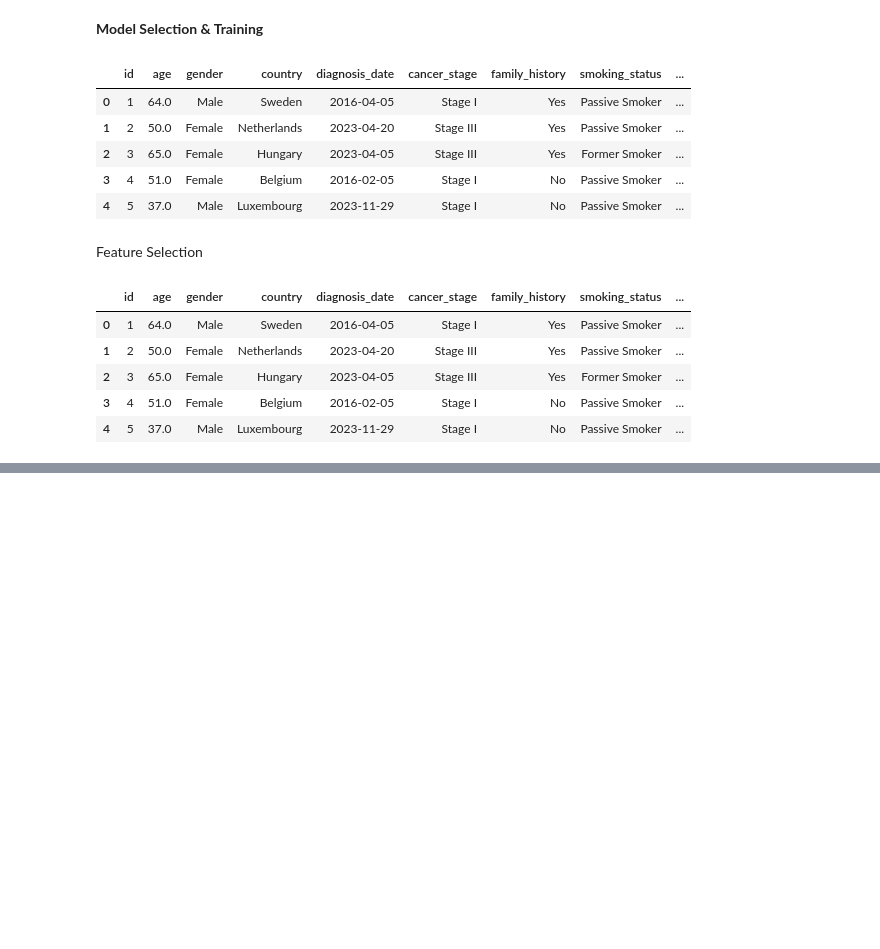
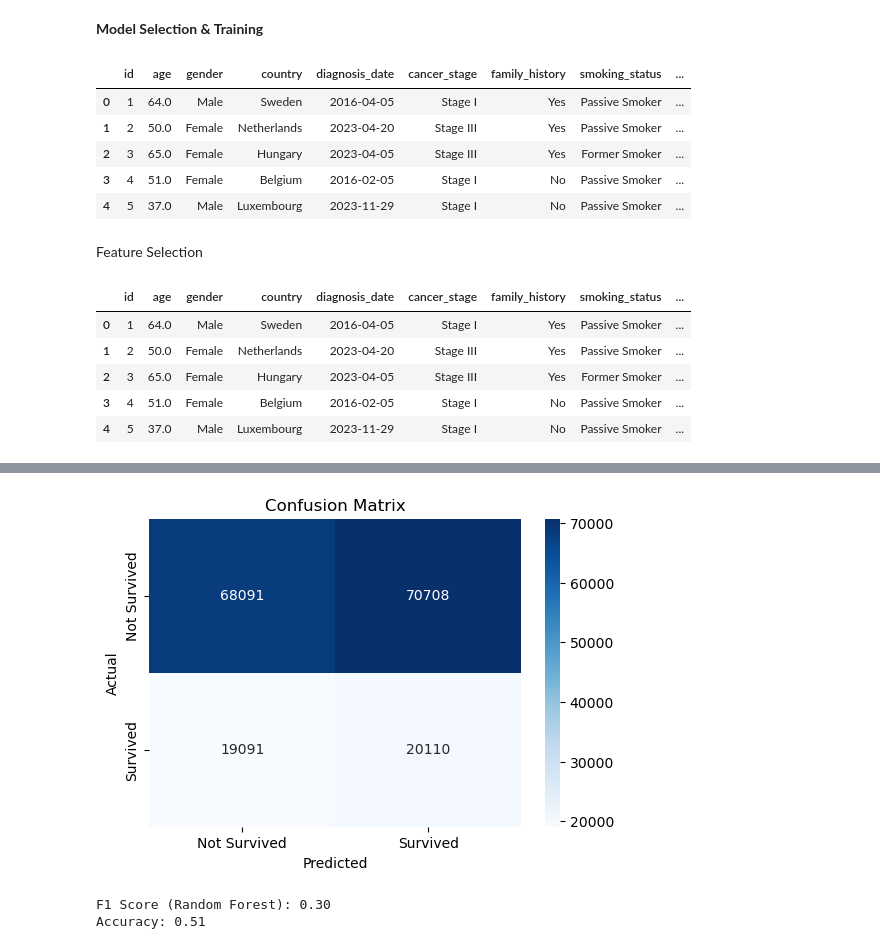
Before and after one commit to HenryKB22/Lung-Cancer-Survival-Predictor, a Jupyter notebook: Lung_Cancer_Project.ipynb, the cells around one changed output, grey strips where cells are left out. Cells and saved outputs as stored; diff of their text form; code cells hidden in the pictures; blank space fills up the shorter version.

```diff
--- a/Lung_Cancer_Project.ipynb
+++ b/Lung_Cancer_Project.ipynb
@@ -309,0 +392,4 @@ Training Accuracy: 0.78
+# %%
+under_sampler = RandomUnderSampler(random_state=42)
+# %%
+X_resampled_under, y_resampled_under = under_sampler.fit_resample(X_train, y_train)
@@ -309,0 +409,2 @@ Training Accuracy: 0.78
+# %%
+y_pred_under = log_reg_model.predict(X_test)
@@ -309,0 +419,23 @@ Training Accuracy: 0.78
+# %%
+# confusion matrix
+cm = confusion_matrix(y_test, y_pred_under)
+plt.figure(figsize=(6, 4))
+sns.heatmap(cm, annot=True, fmt='d', cmap='Blues', xticklabels=['Not Survived', 'Survived'], yticklabels=['Not Survived', 'Survived'])
+plt.title("Confusion Matrix")
+plt.xlabel("Predicted")
+plt.ylabel("Actual")
+plt.show()
+# %% [output]
+[figure, added]
+# %%
+# trianing the model with Random Forest Classifier
+rf_model = RandomForestClassifier(n_estimators=100, random_state=12, class_weight='balanced')
+rf_model.fit(X_resampled_under, y_resampled_under)
+y_pred_rf = rf_model.predict(X_test)
+accuracy_rf = accuracy_score(y_test, y_pred_rf)
+f1_rf = f1_score(y_test, y_pred_rf)
+print(f"F1 Score (Random Forest): {f1_rf:.2f}")
+print(f"Accuracy: {accuracy_rf:.2f}")
+# %% [output]
+F1 Score (Random Forest): 0.30
+Accuracy: 0.51
```
Also changed, not shown: parts of 56 cells of this notebook, 1 other file.
